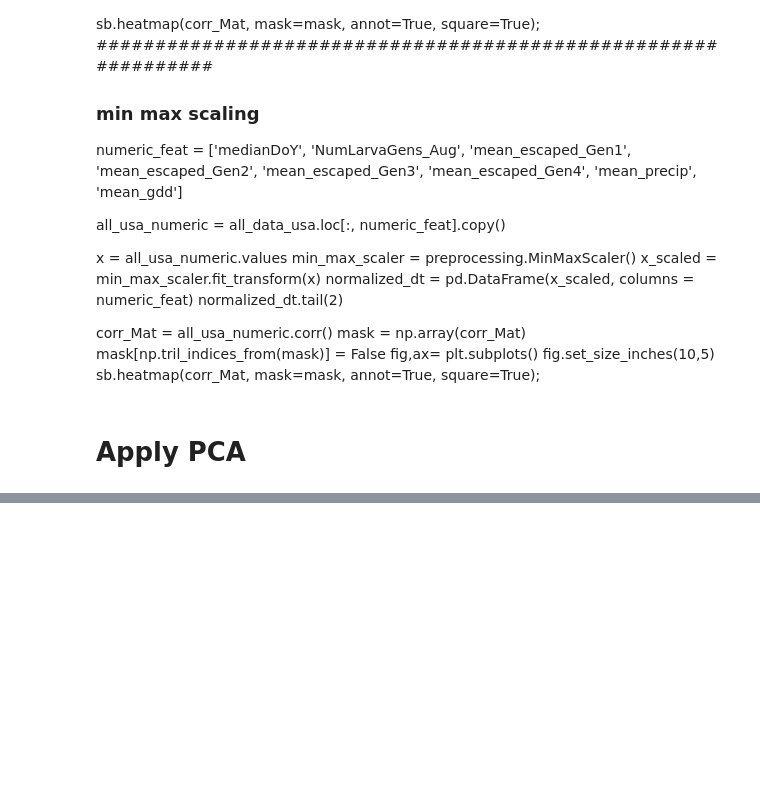
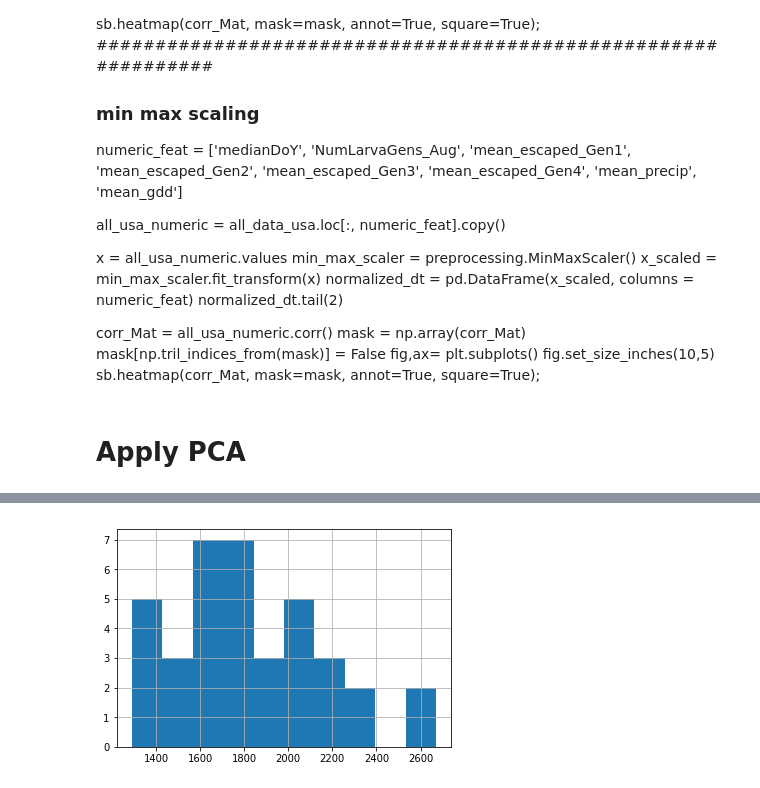
Before and after one commit to sunil21075/Ag, a Jupyter notebook: analogy/03_find_analogs/python_analogs/Analog_investigations.ipynb, the cells around one changed output, grey strips where cells are left out. Drawn from its saved outputs; the diff is of its cells as text; code cells hidden in the pictures; blank space fills up the shorter version.

```diff
--- a/analogy/03_find_analogs/python_analogs/Analog_investigations.ipynb
+++ b/analogy/03_find_analogs/python_analogs/Analog_investigations.ipynb
@@ -172,3 +185,7 @@ all_data_usa['location'][0:10]
+# %%
+one_loc['mean_precip'].hist();
+# %% [output]
+[figure, added]
 # %%
 two_locs = all_data_usa[all_data_usa['location'].isin(all_data_usa['location'][0:20])];
 two_locs.hist(column="mean_gdd", by='location');
```
Also changed, not shown: parts of 19 cells of this notebook, 5 other files.
